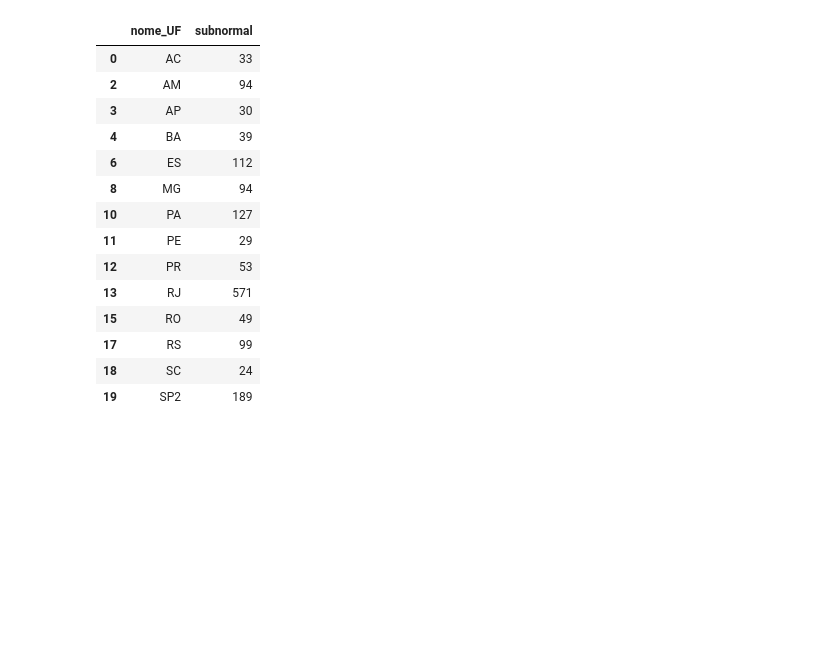
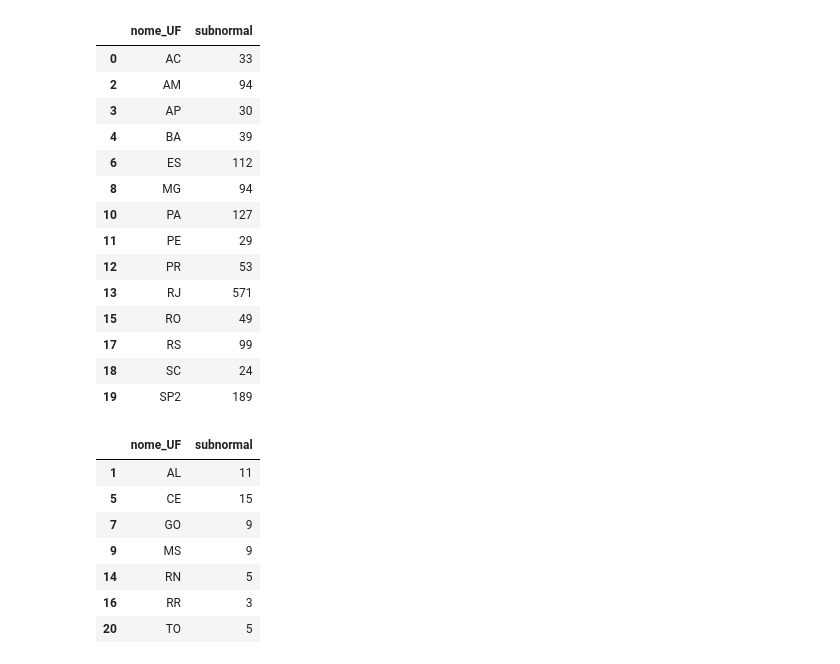
Before and after one commit to cem-usp/assentamentos-precarios-no-brasil-urbano, a Jupyter notebook: 04-processamento-regioes.ipynb, the cells around one changed output. Drawn from its saved outputs; the diff is of its cells as text; code cells hidden in the pictures; blank space fills up the shorter version.

```diff
--- a/04-processamento-regioes.ipynb
+++ b/04-processamento-regioes.ipynb
@@ -177,3 +218,14 @@ r_ufs[r_ufs.subnormal >= 20]
 | 17 | RS | 99 |
 | 18 | SC | 24 |
 | 19 | SP2 | 189 |
+# %%
+r_ufs[r_ufs.subnormal < 20]
+# %% [output]
+|  | nome_UF | subnormal |
+| 1 | AL | 11 |
+| 5 | CE | 15 |
+| 7 | GO | 9 |
+| 9 | MS | 9 |
+| 14 | RN | 5 |
+| 16 | RR | 3 |
+| 20 | TO | 5 |
```
Also changed, not shown: parts of 14 cells of this notebook, 6 other files.
